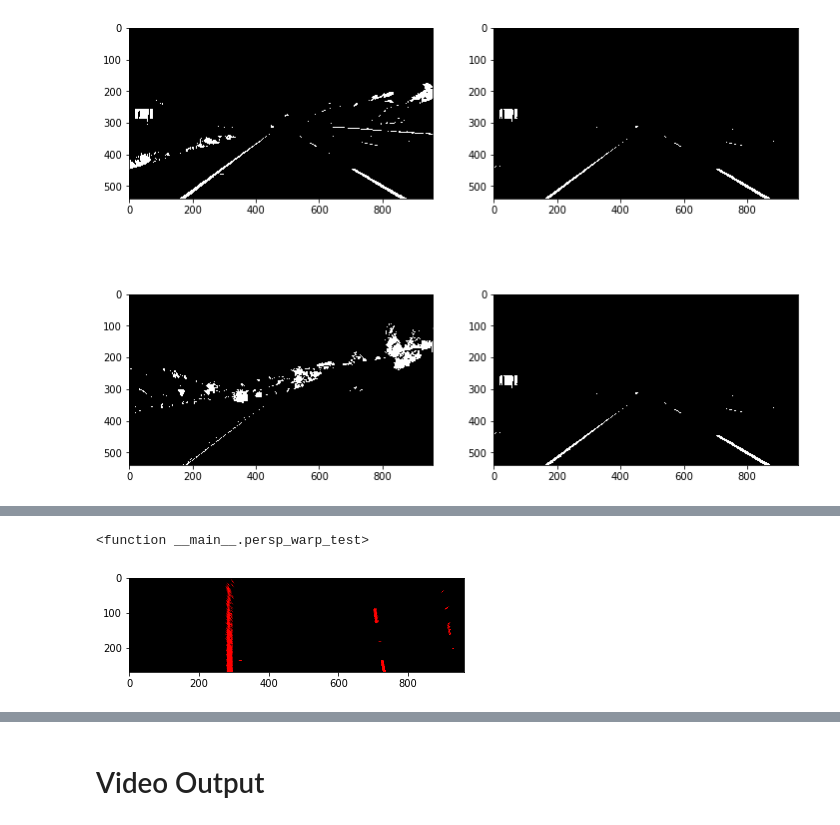
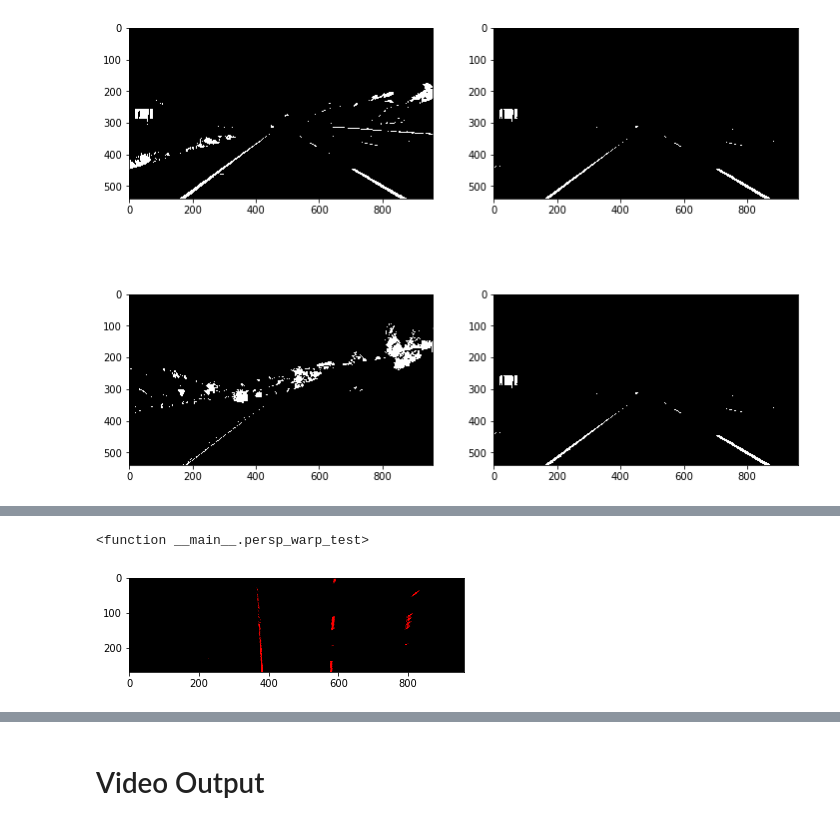
Before and after one commit to da7th/CarND-P1, a Jupyter notebook: Real-time attempt.ipynb, the cells around one changed output, grey strips where cells are left out. Cells and saved outputs as stored; diff of their text form; code cells hidden in the pictures.

```diff
--- a/Real-time attempt.ipynb
+++ b/Real-time attempt.ipynb
@@ -70,91 +73,92 @@ plt.imsave("grayed_crop", color_thresh(test_image))
 [figure]
 # %%
 def persp_warp_test(img,
-                src1x=1,
-                src2x=1975,
-                src3x=876,
-                src4x=427,
-                src1y=641,
-                src2y=631,
-                src3y=175,
-                src4y=277,
-                dst1x=0,
-                dst2x=1280,
-                dst3x=1280,
-                dst4x=0,
-                dst1y=720,
-                dst2y=720,
-                dst3y=0,
-                dst4y=0,
+                src1x=167,
+                src2x=863,
+                src3x=547,
+                src4x=428,
+                src1y=268,
+                src2y=268,
+                src3y=82,
+                src4y=82,
+                dst1x=380,
+                dst2x=580,
+                dst3x=580,
+                dst4x=380,
+                dst1y=270,
+                dst2y=270,
+                dst3y=50,
+                dst4y=50,
               ):
 
 #     shape[0] y axis
 #     shape[1] x axis0
 #     (270, 960, 3)
 
-#     src1x=0
-#     src2x=1280
-#     src3x=754
-#     src4x=526
-#     src1y=720
-#     src2y=720
-#     src3y=470
-#     src4y=470
-#     dst1x=0
-#     dst2x=1280
-#     dst3x=1280
-#     dst4x=0
-#     dst1y=720
-#     dst2y=720
-#     dst3y=0
-#     dst4y=0
 
     #get the input image size (since this may vary between runs)
     img_size = (img.shape[1], img.shape[0])
 
     #obtain and set the source points based on the given ratios
-    src = np.float32([[img.shape[1]*(src1x/1280),img.shape[0]*(src1y/720)],
-                      [img.shape[1]*(src2x/1280),img.shape[0]*(src2y/720)],
-                      [img.shape[1]*(src3x/1280),img.shape[0]*(src3y/720)],
-                      [img.shape[1]*(src4x/1280),img.shape[0]*(src4y/720)]])
+    src = np.float32([[img.shape[1]*(src1x/960),img.shape[0]*(src1y/270)],
+                      [img.shape[1]*(src2x/960),img.shape[0]*(src2y/270)],
+                      [img.shape[1]*(src3x/960),img.shape[0]*(src3y/270)],
+                      [img.shape[1]*(src4x/960),img.shape[0]*(src4y/270)]])
 
     #obtain and set the destination points based on the given ratios
-    dst = np.float32([[img.shape[1]*(dst1x/1280),img.shape[0]*(dst1y/720)],
-                      [img.shape[1]*(dst2x/1280),img.shape[0]*(dst2y/720)],
-                      [img.shape[1]*(dst3x/1280),img.shape[0]*(dst3y/720)],
-                      [img.shape[1]*(dst4x/1280),img.shape[0]*(dst4y/720)]])
+    dst = np.float32([[img.shape[1]*(dst1x/960),img.shape[0]*(dst1y/270)],
+                      [img.shape[1]*(dst2x/960),img.shape[0]*(dst2y/270)],
+                      [img.shape[1]*(dst3x/960),img.shape[0]*(dst3y/270)],
+                      [img.shape[1]*(dst4x/960),img.shape[0]*(dst4y/270)]])
 
 
     M = cv2.getPerspectiveTransform(src, dst)
 
     dsize = (img.shape[1], img.shape[0])
 
     warped = cv2.warpPerspective(img, M, dsize, flags=cv2.INTER_LINEAR)
 
     plt.imshow(warped)
 
 
 
 interact(persp_warp_test, img=fixed(color_thresh(test_image)),
                 src1x=(-2000,2000,1),
                 src2x=(-2000,2000,1),
                 src3x=(-2000,2000,1),
                 src4x=(-2000,2000,1),
                 src1y=(-2000,2000,1),
                 src2y=(-2000,2000,1),
                 src3y=(-2000,2000,1),
                 src4y=(-2000,2000,1),
                 dst1x=(-2000,2000,1),
                 dst2x=(-2000,2000,1),
                 dst3x=(-2000,2000,1),
                 dst4x=(-2000,2000,1),
                 dst1y=(-2000,2000,1),
                 dst2y=(-2000,2000,1),
                 dst3y=(-2000,2000,1),
                 dst4y=(-2000,2000,1)
          )
+
+# 167
+# 863
+# 547
+# 428
+# 268
+# 268
+# 82
+# 82
+# 0
+# 1280
+# 1280
+# 0
+# 720
+# 720
+# 0
+# 0
 # %% [output]
 <function __main__.persp_warp_test>
-[figure, old version]
+[figure, new version]
 # %%
 def persp_warp(img,
```
Also changed, not shown: parts of 6 cells of this notebook.
